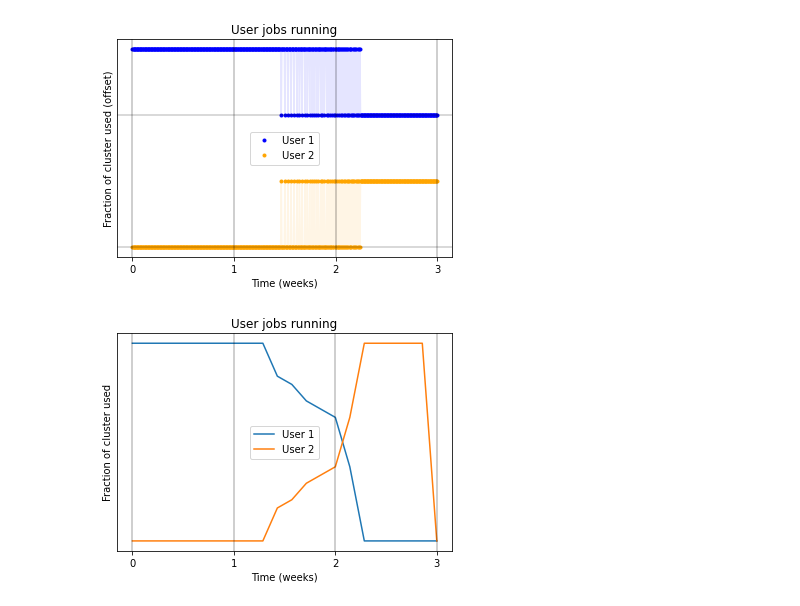
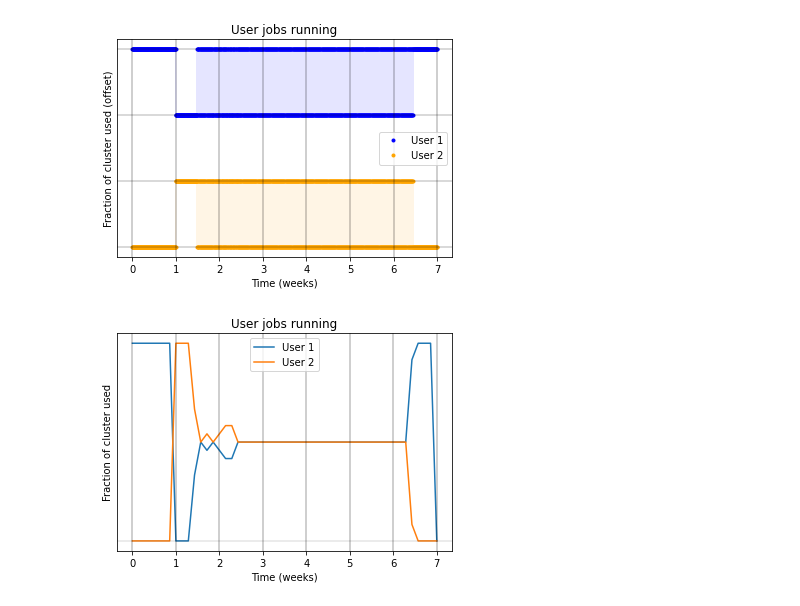
Before and after one commit to PerimeterInstitute/SlurmSims, a Jupyter notebook: slurm-sim.ipynb, the cells around one changed output. Drawn from its saved outputs; the diff is of its cells as text; code cells hidden in the pictures.

Commit message:
add a long run with 2 big users

```diff
--- a/slurm-sim.ipynb
+++ b/slurm-sim.ipynb
@@ -39,21 +52,26 @@ priority_D = np.exp(np.log(0.5) / priority_decay_halflife)
 # %%
-# queue 2 x ~12,000 jobs for user 1, enough to occupy cluster for 2 weeks
-queue = []
-user=1
-for i in range(7 * 24 * nnodes * 2):
-    queue.append(Job(user, 0))
-
-if config in ['1', '2']:
+if config in ['1', '2', '3']:
+    # ~2 weeks worth of jobs for User 1.
+    queue = []
+    user=1
+    for i in range(7 * 24 * nnodes * 2):
+        queue.append(Job(user, 0))
     # a week later, queue ~12,000 jobs for user 1
     t = 7*24
     user=2
     for i in range(7 * 24 * nnodes):
         queue.append(Job(user, t))
-elif config == '3':
-    # 10 days later, queue ~12,000 jobs for user 1
-    t = 10*24
+
+elif config == '4':
+    # ~4 weeks worth of jobs for User 1.
+    queue = []
+    user=1
+    for i in range(7 * 24 * nnodes * 4):
+        queue.append(Job(user, 0))
+    # a week later, queue 3 weeks of jobs for User 2.
+    t = 7*24
     user=2
-    for i in range(7 * 24 * nnodes):
+    for i in range(7 * 24 * nnodes * 3):
         queue.append(Job(user, t))
 # %%
 # run!
@@ -128,34 +146,36 @@ for i in range(len(users)):
     plt.plot(weeks, yoff + nrunning_history[:,i], '-', alpha=0.1, color=cc[i]);
     plt.plot(weeks, yoff + nrunning_history[:,i], '.', color=cc[i], label='User %i'%(i+1));
     plt.axhline(yoff, color='k', alpha=0.2)
+    plt.axhline(yoff+1, color='k', alpha=0.2)
 plot_decorate()
 plt.yticks([])
 plt.ylabel('Fraction of cluster used (offset)')
 plt.legend();
 plt.title('User jobs running');
 # %% [output]
-[figure, old version]
+[figure, new version]
 # %%
 ndays = 1 + t_now//24
 days = np.arange(ndays)
 nt,nu = nrunning_history.shape
 nrunning_daily = np.zeros((ndays,nu))
 for i in range(ndays):
     nrunning_daily[i,:] = np.sum(nrunning_history[i*24:(i+1)*24,:], axis=0)
 for i in range(len(users)):
     plt.plot(days/7., nrunning_daily[:,i], '-', #color=cc[i],
              label='User %i'%(i+1));
     if i == 2:
         I = np.flatnonzero(nrunning_daily[:,i] > 0)
         plt.plot(days[I]/7., nrunning_daily[I,i], 'o', color=cc[i])
 plot_decorate()
+plt.axhline(0, color='k', alpha=0.1)
 plt.yticks([])
 plt.ylabel('Fraction of cluster used')
 plt.legend();
 plt.title('User jobs running');
 plt.savefig('sim-%s-ujobs.png' % config)
 # %% [output]
-[figure, old version]
+[figure, new version]
 # %%
 for i in range(len(users)):
     yoff = (len(users)-1-i)*2
```
Also changed, not shown: parts of 5 cells of this notebook.
